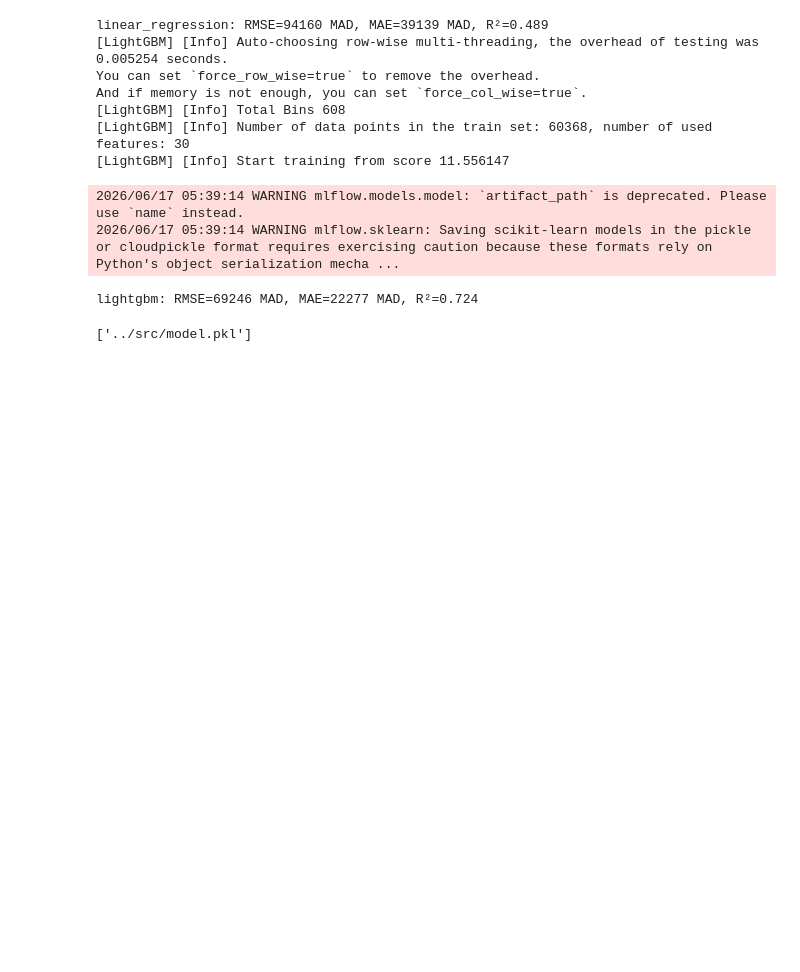
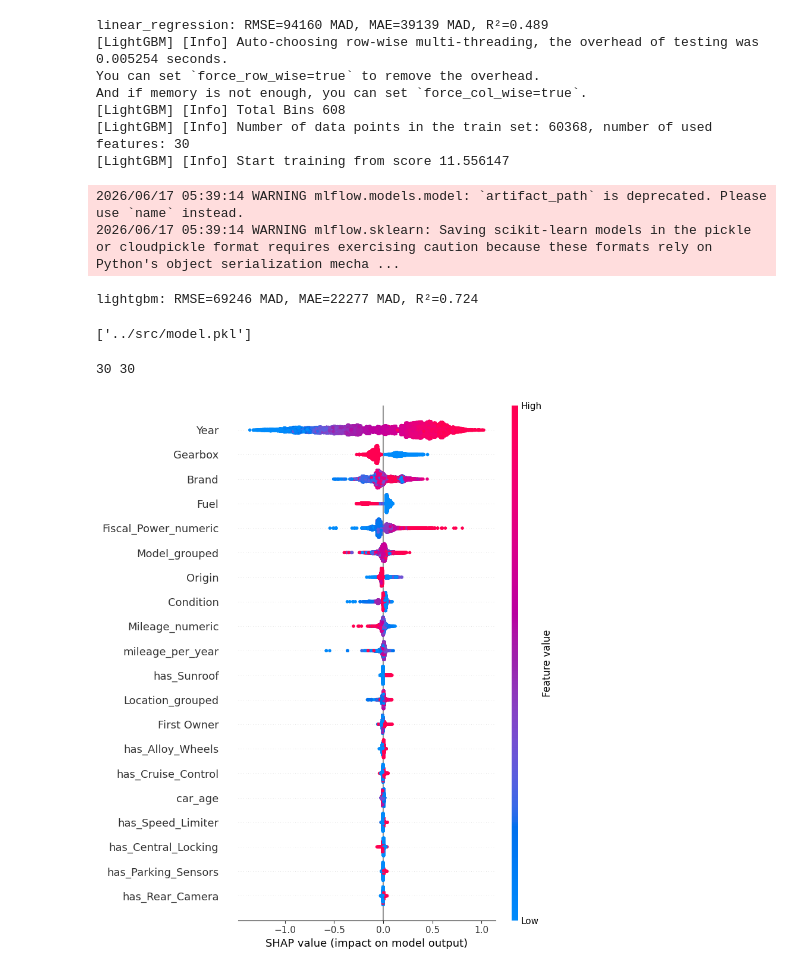
Before and after one commit to Ybl04/MUcars-pricing-engine, a Jupyter notebook: notebooks/03_modeling.ipynb, the cells around one changed output. Cells and saved outputs as stored; diff of their text form; code cells hidden in the pictures; blank space fills up the shorter version.

Commit message:
Add SHAP explainability: global summary plot, per-prediction explanation function

```diff
--- a/notebooks/03_modeling.ipynb
+++ b/notebooks/03_modeling.ipynb
@@ -68,3 +68,29 @@ best_pipeline = results['lightgbm']['pipeline']
 joblib.dump(best_pipeline, '../src/model.pkl')
 # %% [output]
 ['../src/model.pkl']
+# %%
+import shap
+
+# Extract just the LightGBM model from the pipeline (SHAP's TreeExplainer needs the raw model, not the full pipeline)
+lgbm_model = best_pipeline.named_steps['model']
+
+# Transform the test data through preprocessing first, since SHAP explains the model's view of the data, not raw input
+X_test_transformed = best_pipeline.named_steps['preprocessor'].transform(X_test)
+
+explainer = shap.TreeExplainer(lgbm_model)
+shap_values = explainer.shap_values(X_test_transformed)
+# %%
+numerical_features = ['Year', 'Number of Doors', 'Mileage_numeric', 'Fiscal_Power_numeric', 'car_age', 'mileage_per_year']
+
+categorical_features = ['Brand', 'Condition', 'Gearbox', 'Fuel', 'Origin', 'First Owner', 'Location_grouped', 'Model_grouped']
+
+binary_features = [c for c in X.columns if c.startswith('has_')]
+
+feature_names = numerical_features + categorical_features + binary_features
+print(len(feature_names), X_test_transformed.shape[1])
+# %% [output]
+30 30
+# %%
+shap.summary_plot(shap_values, X_test_transformed, feature_names=feature_names, show=True)
+# %% [output]
+[figure, added]
```
Also changed, not shown: parts of 2 cells of this notebook, 2 other files.
